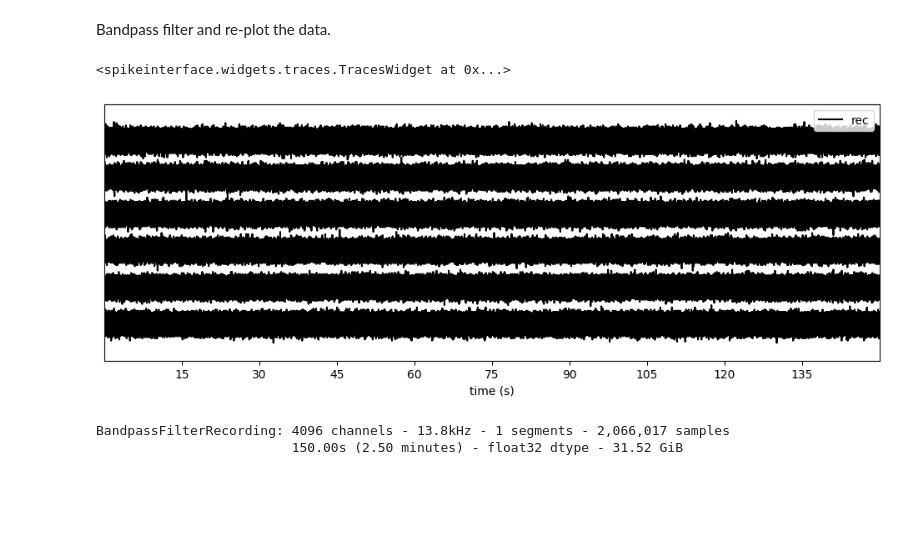
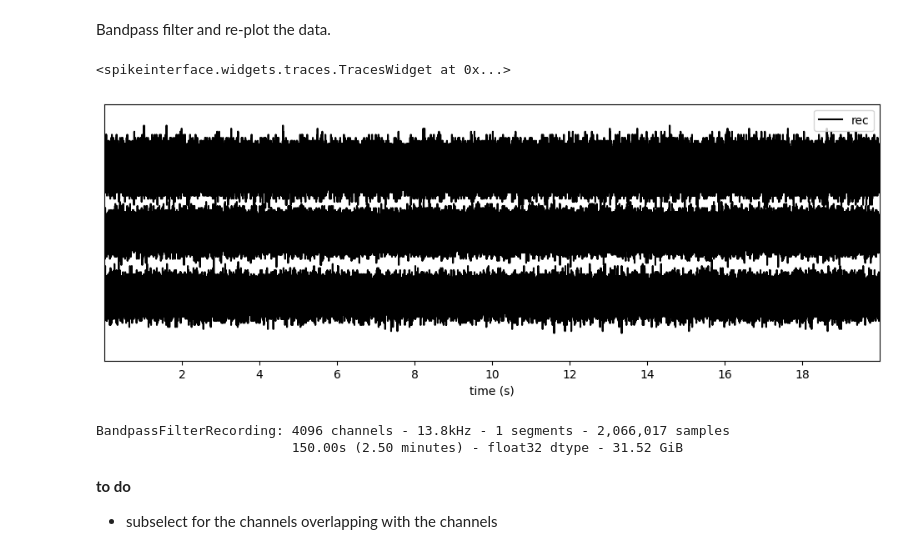
Before and after one commit to mzabolocki/3brain_gradelab, a Jupyter notebook: ssort_brw_demo.ipynb, the cells around one changed output. Cells and saved outputs as stored; diff of their text form; code cells hidden in the pictures; blank space fills up the shorter version.

```diff
--- a/ssort_brw_demo.ipynb
+++ b/ssort_brw_demo.ipynb
@@ -72,12 +72,15 @@ rec_normed = st.zscore(recording=recording_cmr)
 Bandpass filter and re-plot the data.
 # %%
 fig, ax = plt.subplots(1, 1, figsize=(12, 4))
-si.plot_traces(rec_normed, time_range=[0,400], ax=ax, channel_ids=['10', '11', '12', '15', '16', '18'])
+si.plot_traces(rec_normed, time_range=[0,20], ax=ax, channel_ids=['2825', '2826', '3415'])
 # %% [output]
 <spikeinterface.widgets.traces.TracesWidget at 0x...>
-[figure, old version]
+[figure, new version]
 # %%
 rec_normed
 # %% [output]
 BandpassFilterRecording: 4096 channels - 13.8kHz - 1 segments - 2,066,017 samples
                          150.00s (2.50 minutes) - float32 dtype - 31.52 GiB
+# %% [markdown]
+**to do**
+- subselect for the channels overlapping with the channels
```
